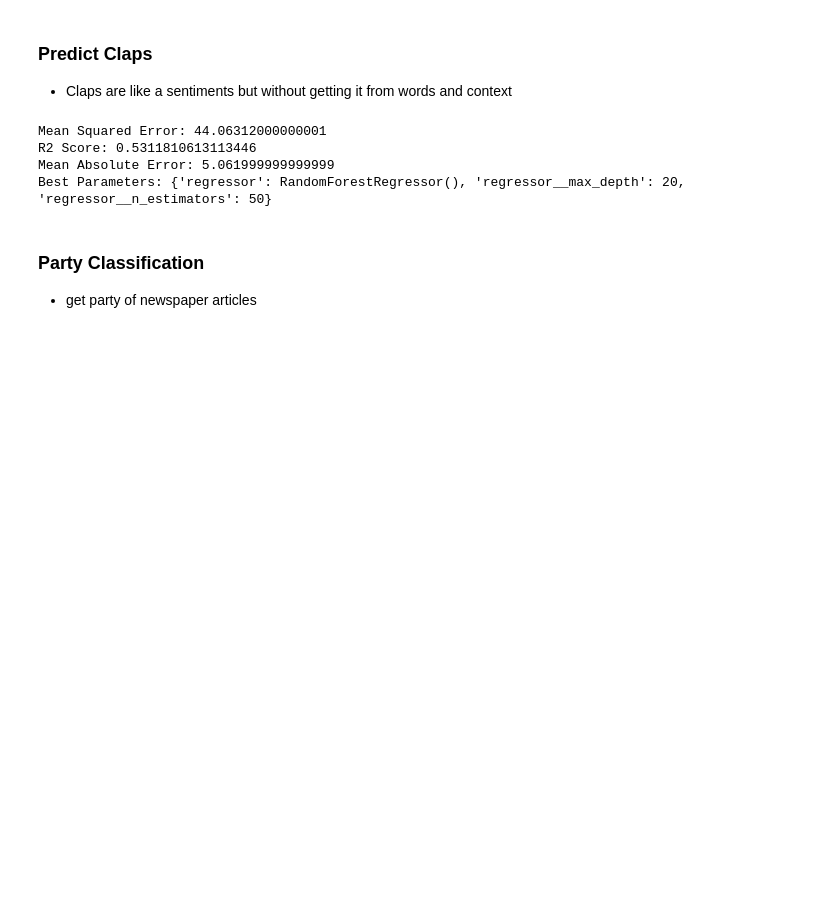
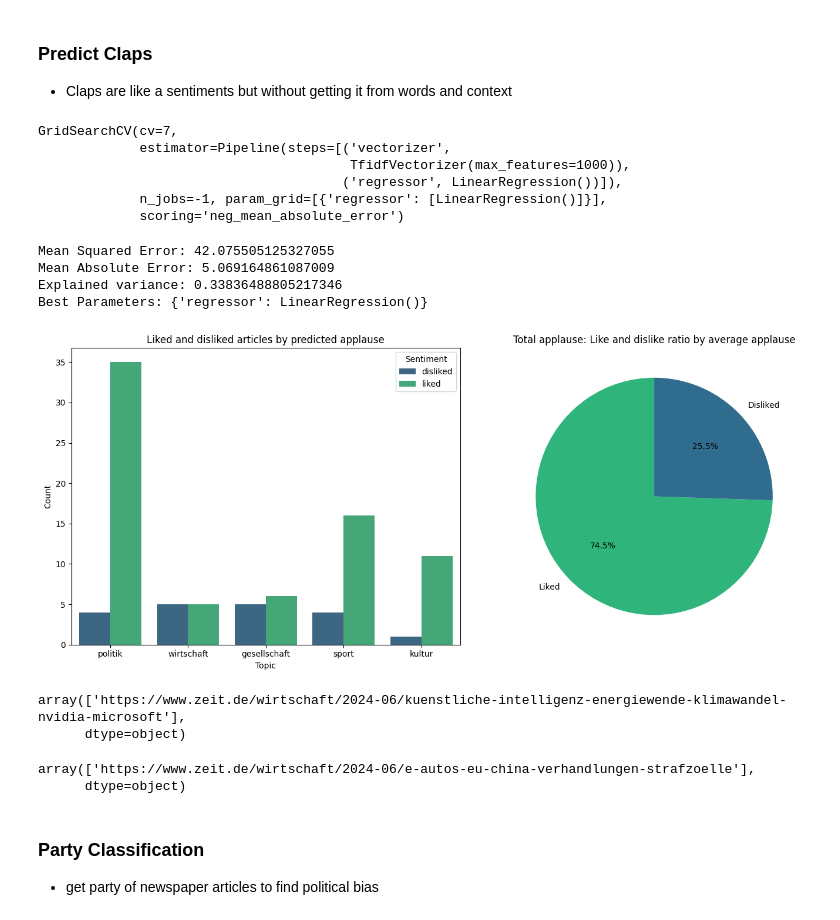
Before and after one commit to EricCpy/Newspaper-Aggregator, a Jupyter notebook: news_aggregator.ipynb, the cells around one changed output. Saved outputs shown, nothing was run; the diff lists cells and outputs as text; code cells hidden in the pictures; blank space fills up the shorter version.

```diff
--- a/news_aggregator.ipynb
+++ b/news_aggregator.ipynb
@@ -360,8 +440,12 @@ plt.show()
 ### Predict Claps
 - Claps are like a sentiments but without getting it from words and context
 # %%
-X = df_protocols_cleaned['speech']
-y = df_protocols_cleaned['total_applause']
+q025_applause = np.percentile(df_protocols_cleaned['total_applause'], 2.5)
+q975_applause = np.percentile(df_protocols_cleaned['total_applause'], 97.5)
+df_protocols_filtered = df_protocols_cleaned[(df_protocols_cleaned['total_applause'] >= q025_applause) & (df_protocols_cleaned['total_applause'] <= q975_applause)]
+
+X = df_protocols_filtered['speech']
+y = df_protocols_filtered['total_applause']
 X_train, X_test, y_train, y_test = train_test_split(X, y, test_size=0.2, random_state=123)
 
 pipeline = Pipeline([
@@ -391,6 +475,13 @@ param_grid = [
 
 grid_search = GridSearchCV(pipeline, param_grid, cv=7, scoring='neg_mean_absolute_error', n_jobs=-1)
 grid_search.fit(X_train, y_train)
+# %% [output]
+GridSearchCV(cv=7,
+             estimator=Pipeline(steps=[('vectorizer',
+                                        TfidfVectorizer(max_features=1000)),
+                                       ('regressor', LinearRegression())]),
+             n_jobs=-1, param_grid=[{'regressor': [LinearRegression()]}],
+             scoring='neg_mean_absolute_error')
 # %%
 best_model = grid_search.best_estimator_
 y_pred = best_model.predict(X_test)
@@ -403,11 +494,12 @@ print("Mean Absolute Error:", mae)
 print("Explained variance:", evs)
 print("Best Parameters:", grid_search.best_params_)
 # %% [output]
-Mean Squared Error: 44.06312000000001
-R2 Score: 0.5311810613113446
-Mean Absolute Error: 5.061999999999999
-Best Parameters: {'regressor': RandomForestRegressor(), 'regressor__max_depth': 20, 'regressor__n_estimators': 50}
+Mean Squared Error: 42.075505125327055
+Mean Absolute Error: 5.069164861087009
+Explained variance: 0.33836488805217346
+Best Parameters: {'regressor': LinearRegression()}
 # %%
 predicted_applause = best_model.predict(df_articles_cleaned['text'])
-max_applause = np.percentile(df_protocols_cleaned['total_applause'], 95)
+mean_applause = df_protocols_filtered['total_applause'].mean()
+max_applause = df_protocols_filtered['total_applause'].max()
 predicted_percentage = (predicted_applause / max_applause) * 100
@@ -416,3 +506,45 @@ predicted_percentage = (predicted_applause / max_applause) * 100
+# %%
+# Like by applause
+df_articles_copy = df_articles_cleaned.copy()
+
+df_articles_copy['predicted_percentage'] = predicted_percentage
+df_articles_copy['liked'] = df_articles_copy['predicted_percentage'].apply(lambda x: 'liked' if x >= mean_applause else 'disliked')
+
+topics = ['politik', 'wirtschaft', 'gesellschaft', 'sport', 'kultur']
+df_articles_copy['type'] = df_articles_copy['url'].apply(lambda x: map_url_to_topic(topics, x))
+df_articles_copy = df_articles_copy.dropna(subset=['type'])
+
+plt.figure(figsize=(14, 6))
+
+plt.subplot(1, 2, 1)
+sns.countplot(x='type', hue='liked', data=df_filtered, palette='viridis', order=topics)
+plt.title('Liked and disliked articles by predicted applause')
+plt.xlabel('Topic')
+plt.ylabel('Count')
+plt.legend(title='Sentiment')
+
+df_protocols_filtered.loc[:, 'liked'] = df_protocols_filtered['total_applause'].apply(lambda x: 'liked' if x >= mean_applause else 'disliked')
+liked_applause = df_protocols_filtered[df_protocols_filtered['liked'] == 'liked']['total_applause'].sum()
+disliked_applause = df_protocols_filtered[df_protocols_filtered['liked'] == 'disliked']['total_applause'].sum()
+
+plt.subplot(1, 2, 2)
+plt.pie([liked_applause, disliked_applause], labels=['Liked', 'Disliked'], colors=[to_hex(cm.viridis(0.65)), to_hex(cm.viridis(0.35))] , autopct='%1.1f%%', startangle=90)
+plt.title('Total applause: Like and dislike ratio by average applause')
+
+plt.tight_layout()
+plt.show()
+# %% [output]
+[figure, added]
+# %%
+df_articles_copy[(df_articles_copy['liked'] == 'liked') & (df_articles_copy['type'] == 'wirtschaft')].head(1)['url'].values
+# %% [output]
+array(['https://www.zeit.de/wirtschaft/2024-06/kuenstliche-intelligenz-energiewende-klimawandel-nvidia-microsoft'],
+      dtype=object)
+# %%
+df_articles_copy[(df_articles_copy['liked'] == 'disliked') & (df_articles_copy['type'] == 'wirtschaft')].head(1)['url'].values
+# %% [output]
+array(['https://www.zeit.de/wirtschaft/2024-06/e-autos-eu-china-verhandlungen-strafzoelle'],
+      dtype=object)
 # %% [markdown]
 ### Party Classification
-- get party of newspaper articles
+- get party of newspaper articles to find political bias
```
Also changed, not shown: parts of 11 cells of this notebook, 2 other files.
